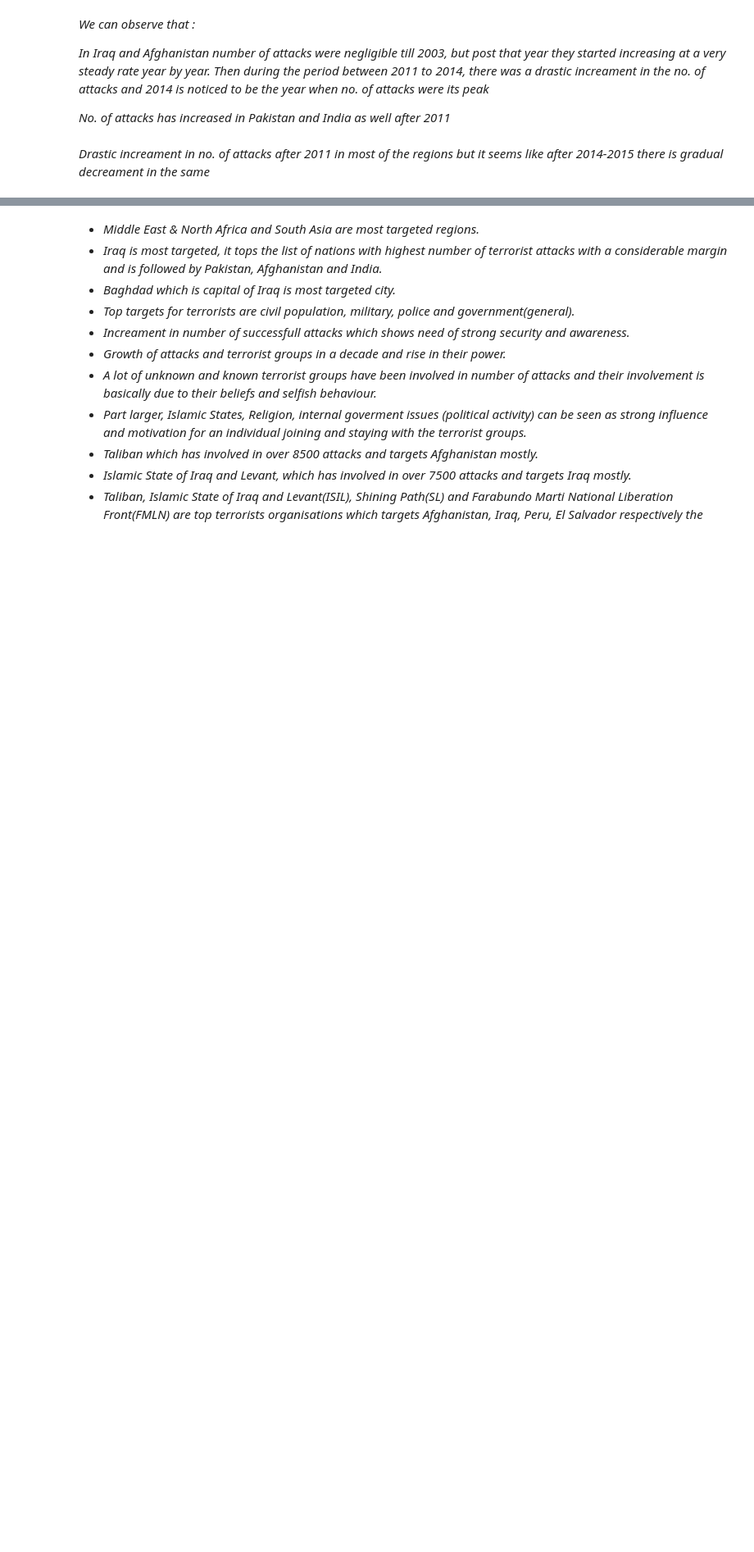
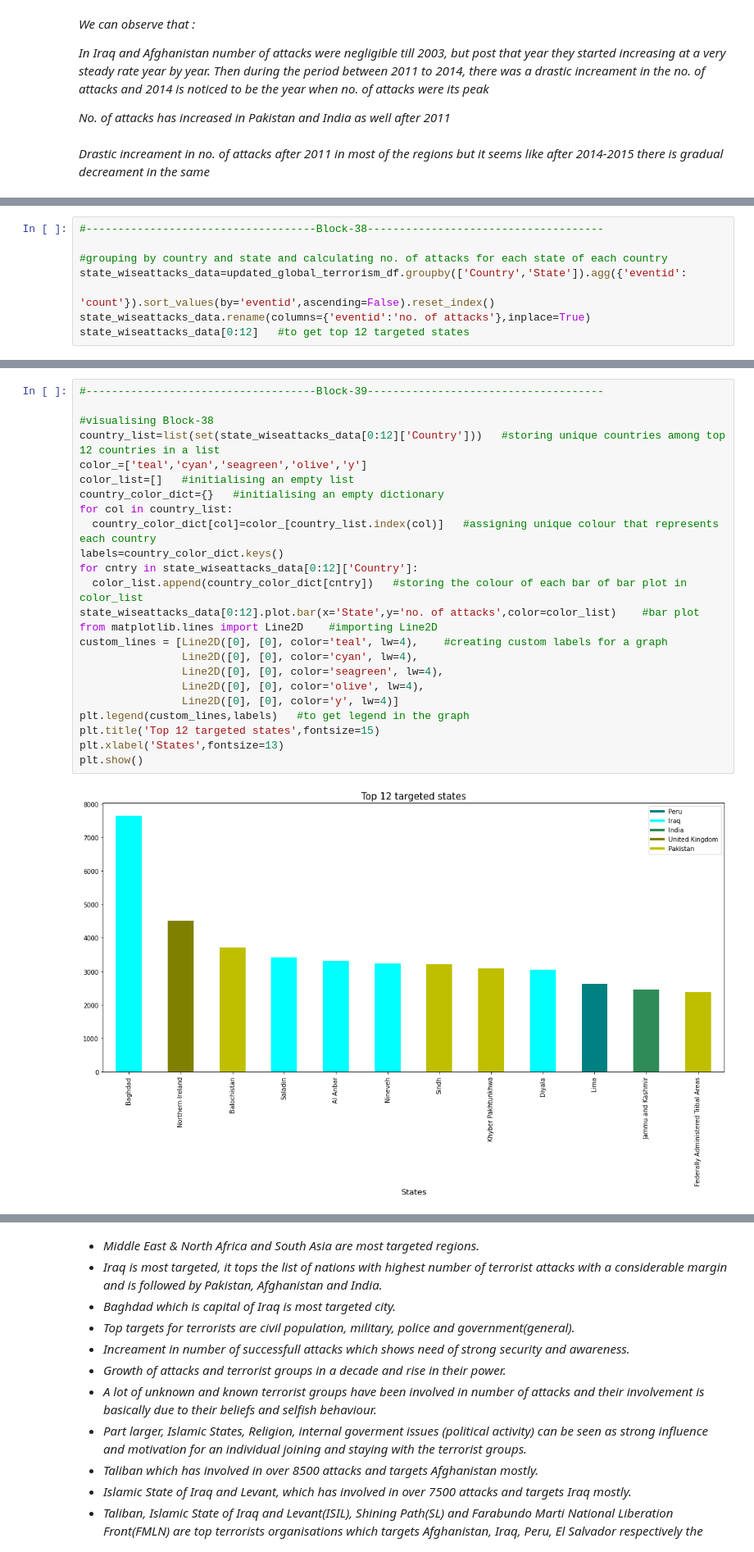
Before and after one commit to kiran9615/EDA-Global-Terrorism, a Jupyter notebook: EDA_on_Global_Terrorism.ipynb, the cells around one changed output, grey strips where cells are left out. Shown at 82% size. Saved outputs shown, nothing was run; the diff lists cells and outputs as text; blank space fills up the shorter version.

```diff
--- a/EDA_on_Global_Terrorism.ipynb
+++ b/EDA_on_Global_Terrorism.ipynb
@@ -633,0 +661,8 @@ for i in range(4):
+# %%
+#------------------------------------Block-38-------------------------------------
+
+#grouping by country and state and calculating no. of attacks for each state of each country
+state_wiseattacks_data=updated_global_terrorism_df.groupby(['Country','State']).agg({'eventid':
+                                                                                     'count'}).sort_values(by='eventid',ascending=False).reset_index()
+state_wiseattacks_data.rename(columns={'eventid':'no. of attacks'},inplace=True)
+state_wiseattacks_data[0:12]   #to get top 12 targeted states
@@ -633,0 +683,26 @@ for i in range(4):
+# %%
+#------------------------------------Block-39-------------------------------------
+
+#visualising Block-38
+country_list=list(set(state_wiseattacks_data[0:12]['Country']))   #storing unique countries among top 12 countries in a list
+color_=['teal','cyan','seagreen','olive','y']
+color_list=[]   #initialising an empty list
+country_color_dict={}   #initialising an empty dictionary
+for col in country_list:
+  country_color_dict[col]=color_[country_list.index(col)]   #assigning unique colour that represents each country
+labels=country_color_dict.keys()
+for cntry in state_wiseattacks_data[0:12]['Country']:
+  color_list.append(country_color_dict[cntry])   #storing the colour of each bar of bar plot in color_list
+state_wiseattacks_data[0:12].plot.bar(x='State',y='no. of attacks',color=color_list)    #bar plot
+from matplotlib.lines import Line2D    #importing Line2D
+custom_lines = [Line2D([0], [0], color='teal', lw=4),    #creating custom labels for a graph
+                Line2D([0], [0], color='cyan', lw=4),
+                Line2D([0], [0], color='seagreen', lw=4),
+                Line2D([0], [0], color='olive', lw=4),
+                Line2D([0], [0], color='y', lw=4)]
+plt.legend(custom_lines,labels)   #to get legend in the graph
+plt.title('Top 12 targeted states',fontsize=15)
+plt.xlabel('States',fontsize=13)
+plt.show()
+# %% [output]
+[figure, added]
```
Also changed, not shown: parts of 17 cells of this notebook.
